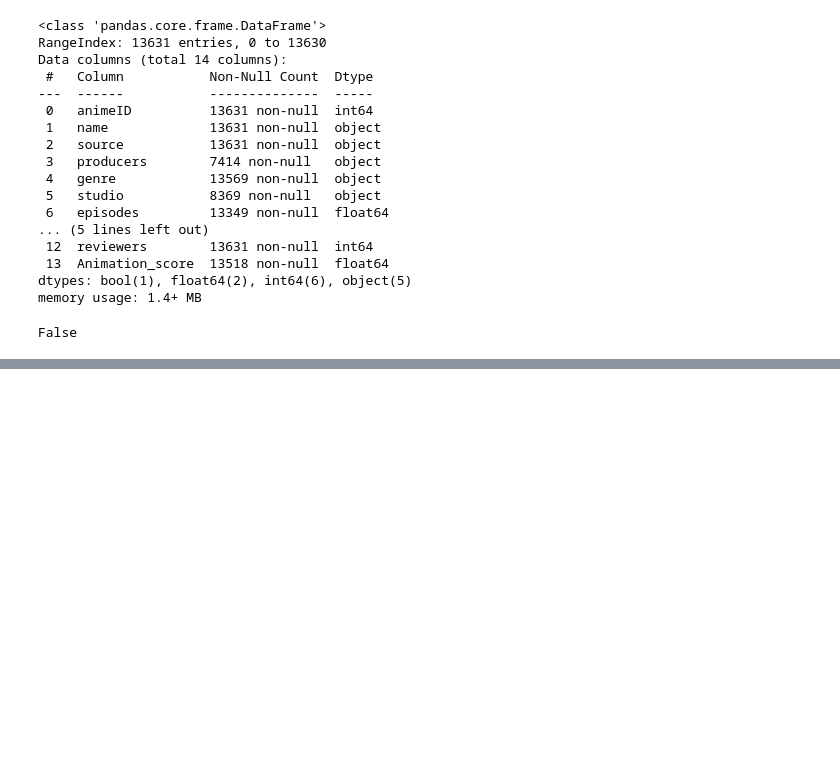
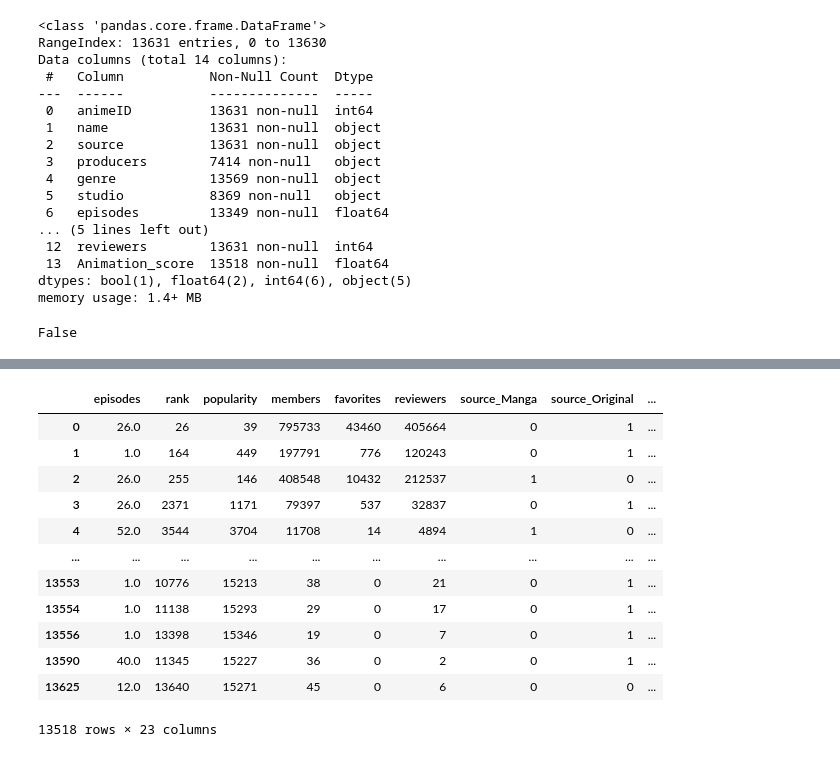
Before and after one commit to eamirhn/Clustering-Animations-using-Machine-Learning-algorithm, a Jupyter notebook: Animation ML.ipynb, the cells around one changed output, grey strips where cells are left out. Drawn from its saved outputs; the diff is of its cells as text; code cells hidden in the pictures; blank space fills up the shorter version.

```diff
--- a/Animation ML.ipynb
+++ b/Animation ML.ipynb
@@ -136,0 +201,22 @@ NameError: name 'null' is not defined
+# %%
+dfS = one_hot_encode_top(dfS, 'source',3)
+dfS = one_hot_encode_top(dfS, 'producers',4)
+dfS = one_hot_encode_top(dfS, 'studio',4)
+dfS = one_hot_encode_top(dfS, 'genre',4)
+
+
+dfS
+# %% [output]
+|  | episodes | rank | popularity | members | favorites | reviewers | source_Manga | source_Original | ... |
+| 0 | 26.0 | 26 | 39 | 795733 | 43460 | 405664 | 0 | 1 | ... |
+| 1 | 1.0 | 164 | 449 | 197791 | 776 | 120243 | 0 | 1 | ... |
+| 2 | 26.0 | 255 | 146 | 408548 | 10432 | 212537 | 1 | 0 | ... |
+| 3 | 26.0 | 2371 | 1171 | 79397 | 537 | 32837 | 0 | 1 | ... |
+| 4 | 52.0 | 3544 | 3704 | 11708 | 14 | 4894 | 1 | 0 | ... |
+| ... | ... | ... | ... | ... | ... | ... | ... | ... | ... |
+| 13553 | 1.0 | 10776 | 15213 | 38 | 0 | 21 | 0 | 1 | ... |
+| 13554 | 1.0 | 11138 | 15293 | 29 | 0 | 17 | 0 | 1 | ... |
+| 13556 | 1.0 | 13398 | 15346 | 19 | 0 | 7 | 0 | 1 | ... |
+| 13590 | 40.0 | 11345 | 15227 | 36 | 0 | 2 | 0 | 1 | ... |
+| 13625 | 12.0 | 13640 | 15271 | 45 | 0 | 6 | 0 | 0 | ... |
+13518 rows × 23 columns
```
Also changed, not shown: parts of 14 cells of this notebook, 1 other file.
